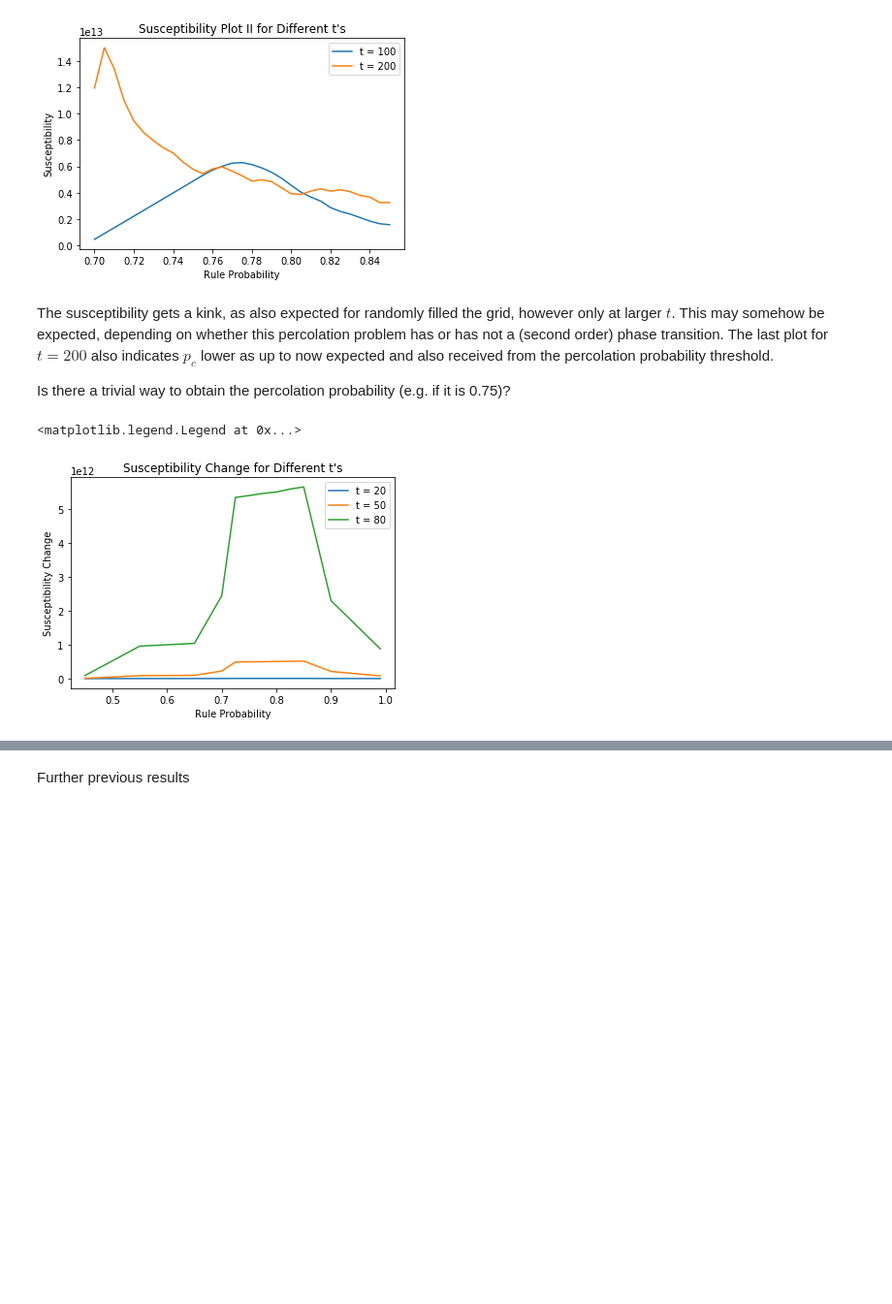
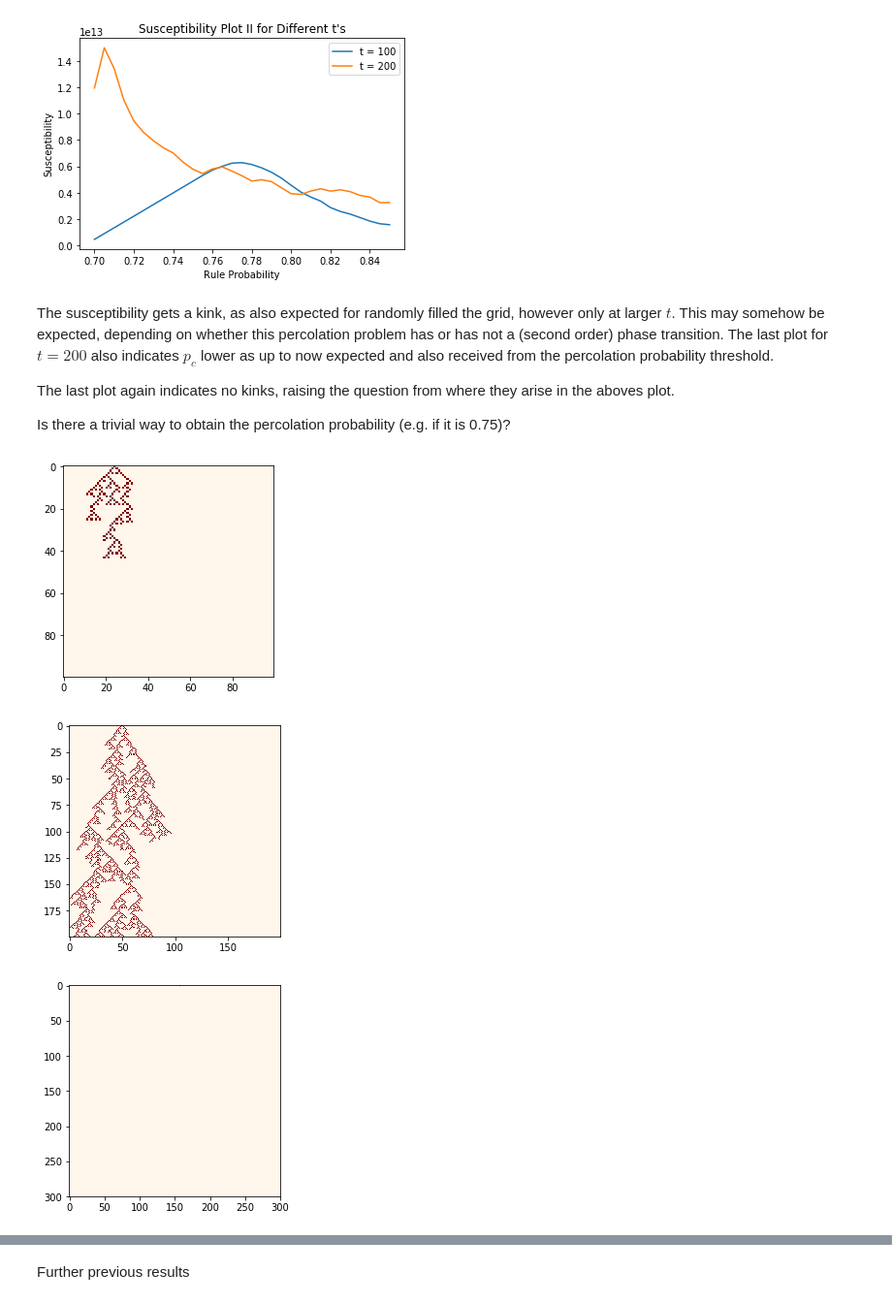
Before and after one commit to hs42/biophysics, a Jupyter notebook: playground.ipynb, the cells around one changed output, grey strips where cells are left out. Shown: that part at 97% size. Cells and saved outputs as stored; diff of their text form; code cells hidden in the pictures; blank space fills up the shorter version.

Commit message:
further susceptibility simulations, dead end?

```diff
--- a/playground.ipynb
+++ b/playground.ipynb
@@ -581,27 +604,22 @@ At p_cutoff for t = 200, rule probability = 0.7996666666666667
 # %% [markdown]
 The susceptibility gets a kink, as also expected for randomly filled the grid, however only at larger $t$. This may somehow be expected, depending on whether this percolation problem has or has not a (second order) phase transition. The last plot for $t = 200$ also indicates $p_c$ lower as up to now expected and also received from the percolation probability threshold.
 
+The last plot again indicates no kinks, raising the question from where they arise in the aboves plot.
+
 Is there a trivial way to obtain the percolation probability (e.g. if it is 0.75)?
-# %%
-## Plot of susceptibility change
-
-for i in range(len(normCounts_susc_prec)):
-
-    difference_susc_prec = [normCounts_susc_prec[i][4][0]]  # set first list value as first finite difference quotient value
-                                             # (one could also use 0 but finite value may indicate p_0 too close to p_c)
-
-    for j in range(len(normCounts_susc_prec[i][4])-1):
-        difference_susc_prec.append( (normCounts_susc_prec[i][4][j+1]-normCounts_susc_prec[i][4][j]) / (p[j+1]-p[j]) )
-
-    plt.plot(p,difference_susc_prec, label="t = {}".format(T[i]))
-
-#plt.plot(p,difference, label="t = {}".format(T[i])) # only show last plot
-
-plt.title("Susceptibility Change for Different t's")
-plt.xlabel("Rule Probability")
-plt.ylabel("Susceptibility Change")
-plt.legend()
-#plt.xlim([0,1])
-# %% [output]
-<matplotlib.legend.Legend at 0x...>
-[figure, removed]
+# %%
+## test with less iterations and larger length
+
+length = 3
+T = np.linspace(100,300,length,dtype="int")
+
+numberOFiters = 50
+p = np.arange(0.65,0.85,0.025)
+
+Counts_susc = []
+for j in range(len(T)):   # evaluate various grid lengths
+    Counts_susc.append(testfunction2(T[j], numberOFiters, p, p_cutoff))
+# %% [output]
+[figure, added]
+[figure, added]
+[figure, added]
```
Also changed, not shown: parts of 4 cells of this notebook.
